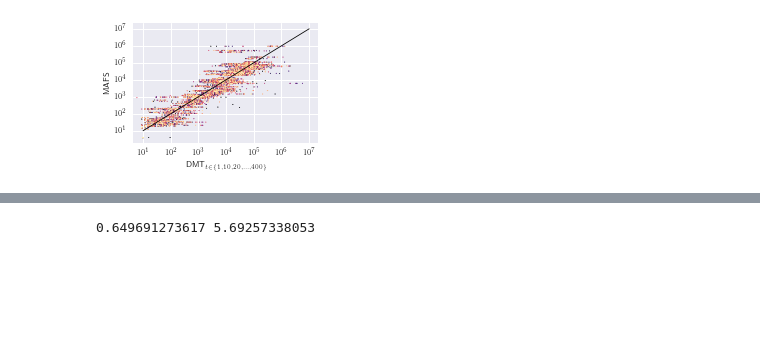
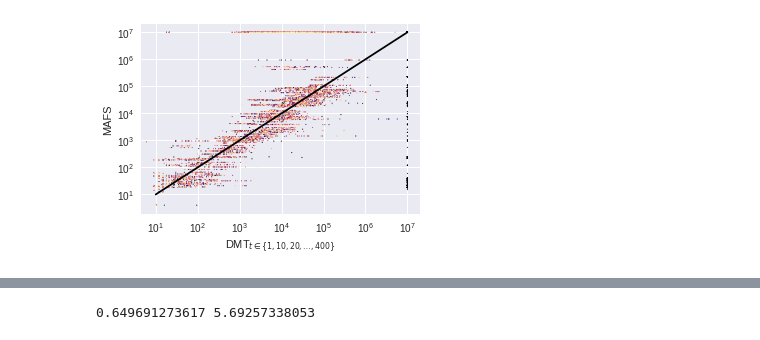
Before and after one commit to schultet/goa, a Jupyter notebook: driver/eval-dmt.ipynb, the cells around one changed output, grey strips where cells are left out. Drawn from its saved outputs; the diff is of its cells as text; code cells hidden in the pictures; blank space fills up the shorter version.

```diff
--- a/driver/eval-dmt.ipynb
+++ b/driver/eval-dmt.ipynb
@@ -47,8 +47,8 @@ cov.style.highlight_max(axis=1, color='yellow')
 | woodworking08 | 2 | 10 | 15 | 19 | 19 | 18 | 18 | ... |
 | zenotravel | 16 | 11 | 11 | 11 | 11 | 11 | 11 | ... |
 # %%
-plt.rc('text', usetex=True)
-plt.rcParams["figure.figsize"] = [3.3, 2.5] # width, height in inch
+#plt.rc('text', usetex=True)
+plt.rcParams["figure.figsize"] = [5, 3.5] # width, height in inch
 #plt.rc('font', family='serif')
 
 cov = af.groupby(
@@ -56,12 +56,13 @@ cov = af.groupby(
     by=['t', 'Search']).Plan.count().unstack('Search')
 #cov.style.highlight_max(axis=1)
 
-cov.plot(style=['o-', 'd-', '*-'], linewidth=.8, markersize=4)
+cov.plot(style=['o-', 'd-', '*-'])#, linewidth=.8, markersize=4)
 
-plt.xlabel('Trial length', fontsize=8)
-plt.ylabel('Coverage', fontsize=8)
-plt.yticks(range(120,210,10), fontsize=8)
-plt.xticks([1] + list(range(50,450,50)), fontsize=8)
-plt.legend(('DMTB', 'DMTG', 'MAFS'), loc='best', fontsize=8)
+plt.xlabel('Trial length')#, fontsize=11)
+plt.ylabel('Coverage')#, fontsize=11)
+plt.yticks(range(120,210,10))#, fontsize=11)
+plt.xticks([1] + list(range(50,450,50)))#, fontsize=11)
+plt.xlim(left=-10,right=410)
+plt.legend(('DMTB', 'DMTG', 'MAFS'), loc='best')#, fontsize=11)
 plt.savefig('../data/line-coverage.pdf', bbox_inches='tight', dpi=300)
 # %% [output]
@@ -69,48 +70,81 @@ plt.savefig('../data/line-coverage.pdf', bbox_inches='tight', dpi=300)
 # %%
 from matplotlib import cm
-plt.rcParams["figure.figsize"] = [3.3, 2.2] # width, height in inch
+plt.rcParams["figure.figsize"] = [5, 3.5] # width, height in inch
 
 cmp = af.groupby(
     by=['Domain', 'Problem', 'Config']).agg({
         'Expansions': 'sum',
         'MessagesOut': 'sum',
         'Cost': 'min',
         'Seconds': 'min',
         't': 'first',
         'Search': 'first',
     }).unstack('Config')
 
 configs=['dmtg-ff1-t{}'.format(i) for i in [1] + list(range(10,410,10))]
 versus='mafs-ff1-t1'
 colors = cm.get_cmap('magma')
 get_color = lambda x: colors(x/400.0)
 
-f, ax = plt.subplots()
-for c in configs:
-    sctrs = ax.scatter(
-        x=cmp.MessagesOut[c],#.fillna(1e7),
-        y=cmp.MessagesOut[versus],#.fillna(1e7),
-        c=get_color(cmp.t[c]),
-        s=.5,
-    )
+def create_scatter(d, name, xticks, yticks, line):
+    f, ax = plt.subplots()
+    for c in configs:
+        sctrs = ax.scatter(
+            x=d(c),
+            y=d(versus),
+            c=get_color(cmp.t[c]),
+            s=.5,
+        )
 
-ax.set_xscale('log')
-ax.set_yscale('log')
+    ax.set_xscale('log')
+    ax.set_yscale('log')
 
+    ax.set_xticks(xticks)
+    ax.set_yticks(yticks)
 
-ax.set_xticks([1e1,1e2,1e3,1e4,1e5,1e6,1e7])
-ax.set_yticks([1e1,1e2,1e3,1e4,1e5,1e6,1e7])
+    ax.set_xlabel('DMT$_{t\in \{1,10,20,\dots,400\}}$')#, fontsize=10)
+    ax.set_ylabel('MAFS')#, fontsize=10)
+    ax.plot(*line, c='black')#, linewidth=.8)
 
-plt.xticks(fontsize=8)
-plt.yticks(fontsize=8)
+    #plt.tight_layout()
+    #plt.show()
+    f.savefig('../data/scatter-{}.pdf'.format(name), bbox_inches='tight', pad_inches=0)
+    #f.savefig('../data/scatter-messages.png', bbox_inches='tight', pad_inches=0, dpi=300)
 
-ax.set_xlabel('DMT$_{t\in \{1,10,20,\dots,400\}}$', fontsize=8)
-ax.set_ylabel('MAFS', fontsize=8)
-ax.plot([1e1,1e7], [1e1,1e7], c='black', linewidth=.8)
+# Plot number of messages send
+create_scatter(
+    d = lambda x: cmp.MessagesOut[x].fillna(1e7),
+    name = "messages",
+    xticks = [1e1,1e2,1e3,1e4,1e5,1e6,1e7],
+    yticks = [1e1,1e2,1e3,1e4,1e5,1e6,1e7],
+    line = ([1e1,1e7], [1e1,1e7]),
+)
 
-#plt.tight_layout()
-#plt.show()
-f.savefig('../data/scatter-messages.pdf', bbox_inches='tight', pad_inches=0)
-f.savefig('../data/scatter-messages.png', bbox_inches='tight', pad_inches=0, dpi=300)
+# Plot number of nodes expanded
+create_scatter(
+    d = lambda x: cmp.Expansions[x],
+    name = "expansions",
+    xticks = [1e1,1e2,1e3,1e4,1e5,1e6,1e7],
+    yticks = [1e1,1e2,1e3,1e4,1e5,1e6,1e7],
+    line = ([1e1,1e7], [1e1,1e7]),
+)
+
+# Plot runtime
+create_scatter(
+    d = lambda x: cmp.Seconds[x],
+    name = "time",
+    xticks = [1e-2,1e-1,1e0,1e1,1e2,1e3],
+    yticks = [1e-2,1e-1,1e0,1e1,1e2,1e3],
+    line = ([1e-2,1e3], [1e-2,1e3]),
+)
+
+# Plot plan quality
+create_scatter(
+    d = lambda x: cmp.Cost[x],
+    name = "cost",
+    xticks = [1e1,1e2,1e3,1e4,1e5],
+    yticks = [1e1,1e2,1e3,1e4,1e5],
+    line = ([1e1,1e5], [1e1,1e5]),
+)
 # %% [output]
-[figure, old version]
+[figure, new version]
```
Also changed, not shown: parts of 3 cells of this notebook, 2 other files.
